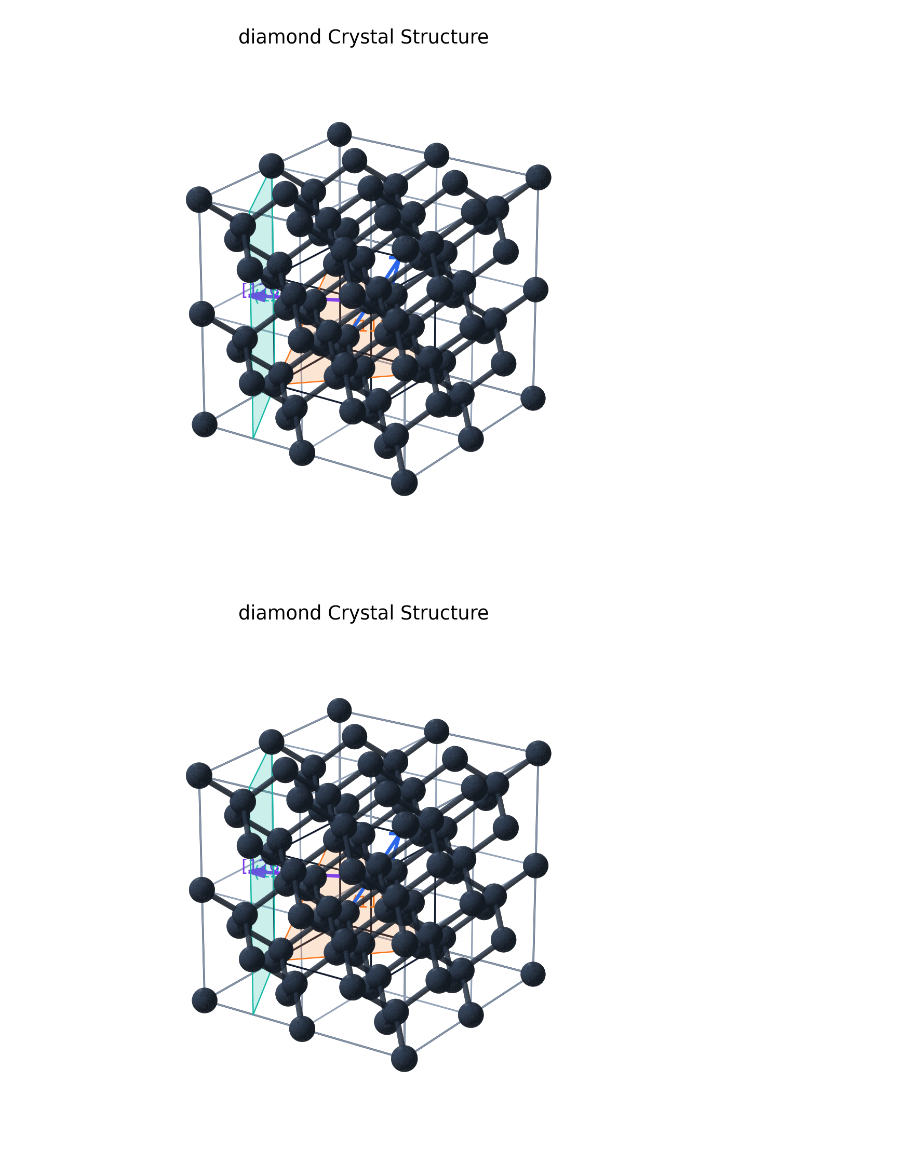
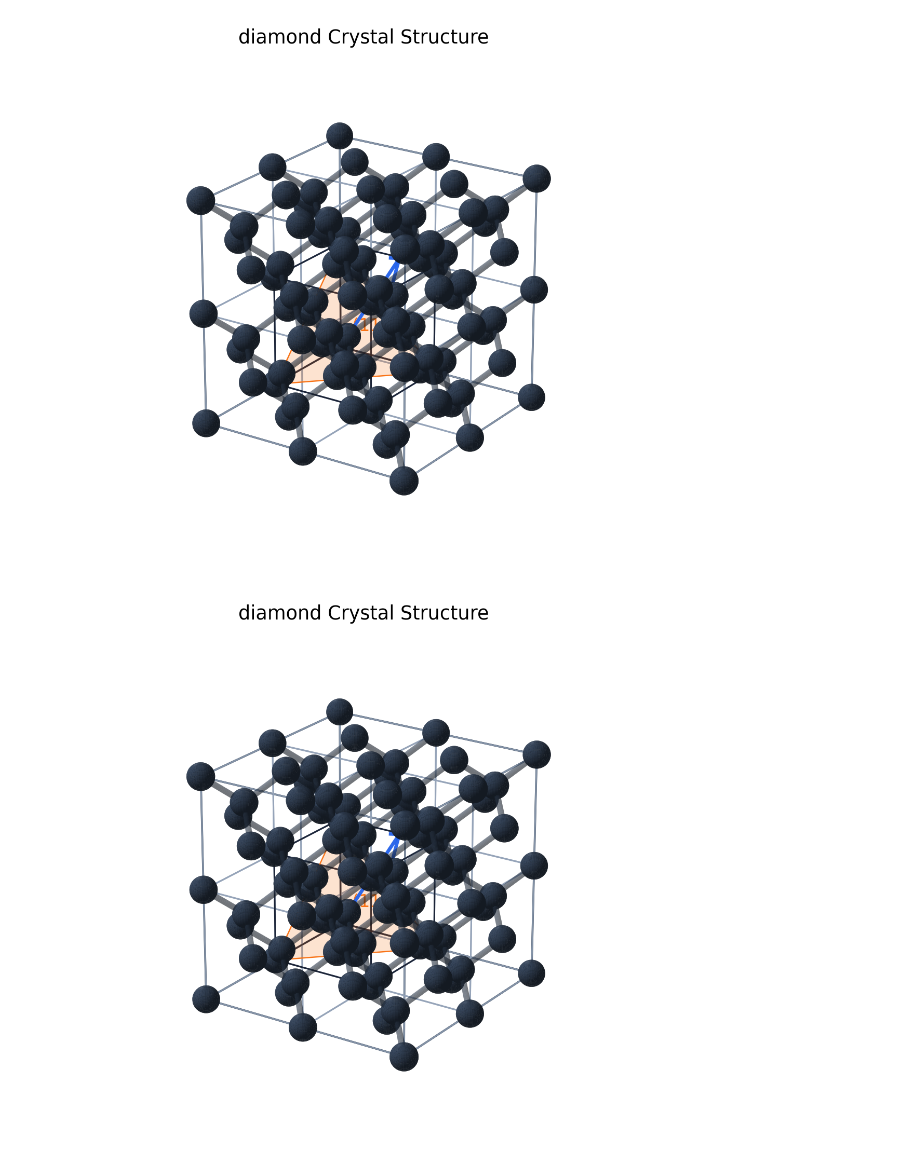
Before and after one commit to kvmani/pytex, a Jupyter notebook: docs/site/tutorials/notebooks/13_crystal_visualization_workflows.ipynb, the cells around one changed output. Cells and saved outputs as stored; diff of their text form; code cells hidden in the pictures.

```diff
--- a/docs/site/tutorials/notebooks/13_crystal_visualization_workflows.ipynb
+++ b/docs/site/tutorials/notebooks/13_crystal_visualization_workflows.ipynb
@@ -224,11 +98,8 @@ directions: 2
 # %%
-figure = plot_crystal_structure_3d(
-    scene,
-    projection="persp",
-    style_overrides=publication_crystal_style(),
-)
-figure
+import matplotlib.pyplot as plt
+
+plot_crystal_structure_3d(diamond_scene, projection="persp", style_overrides=STYLE)
 # %% [output]
-[figure, old version]
+[figure, new version]
-[figure, old version]
+[figure, new version]
 # %% [markdown]
```
Also changed, not shown: parts of 12 cells of this notebook, 22 other files.
